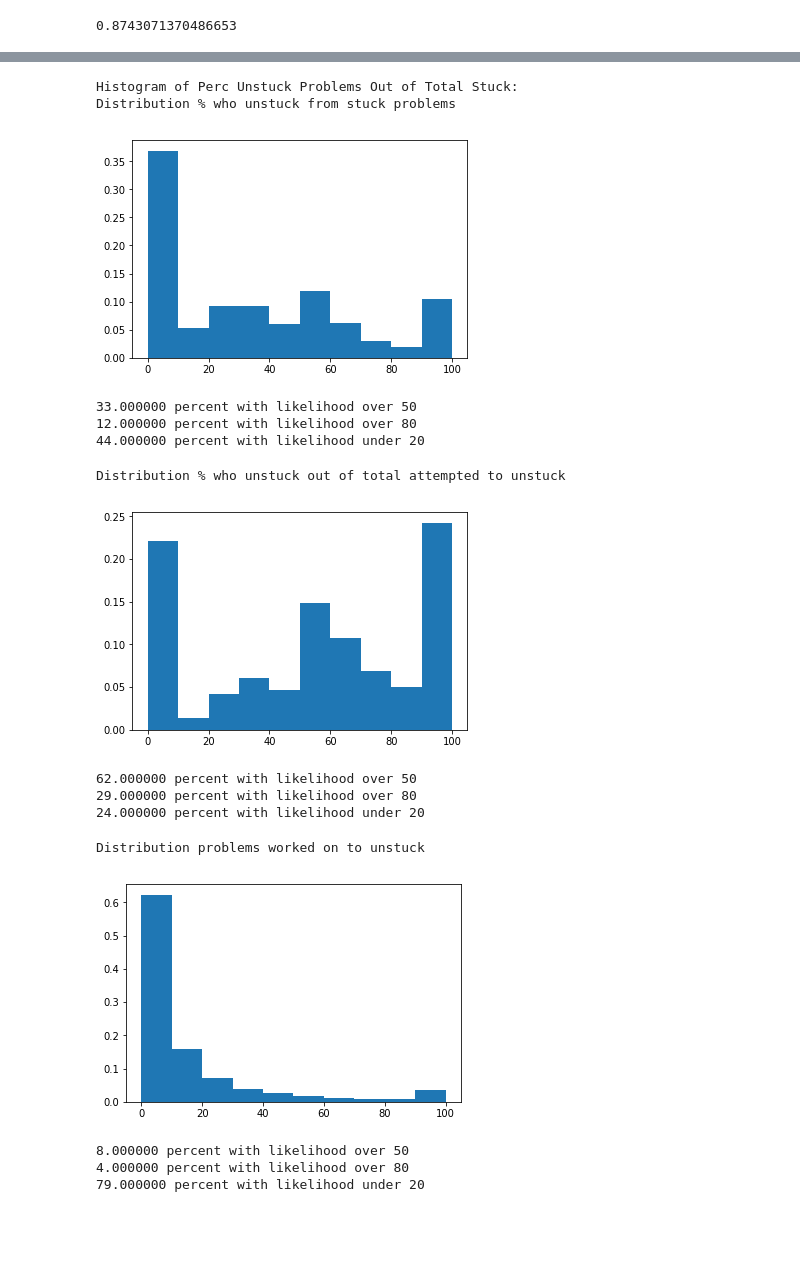
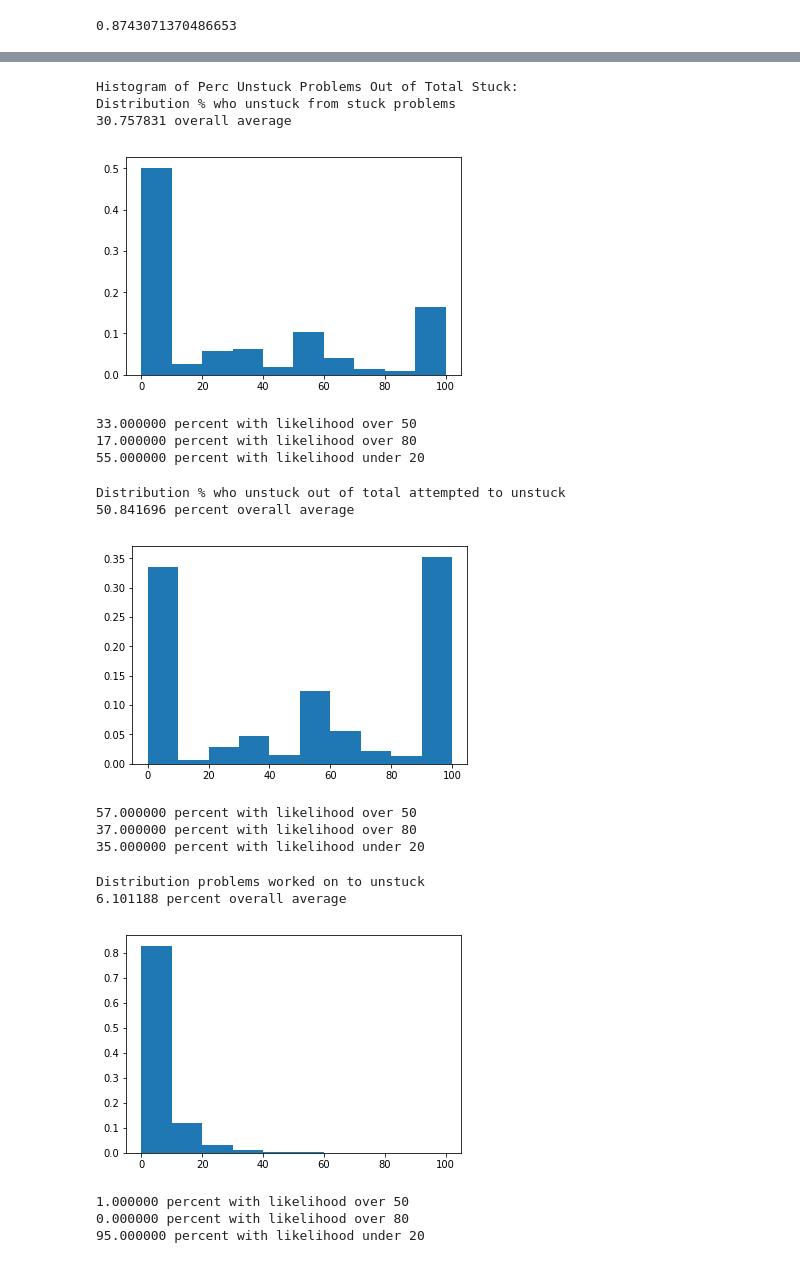
Before and after one commit to catli/cahl-remediation-research, a Jupyter notebook: Aggregate stuckness summary data .ipynb, the cells around one changed output, grey strips where cells are left out. Cells and saved outputs as stored; diff of their text form; code cells hidden in the pictures; blank space fills up the shorter version.

```diff
--- a/Aggregate stuckness summary data .ipynb
+++ b/Aggregate stuckness summary data .ipynb
@@ -13,4 +13,4 @@ import matplotlib.pyplot as plt
 # 15% mastered some exercises immediately and 12% never got unstuck out of some exercises.
 # Only 5% mastered all their exercises and 2% were stuck on all their exercises.
 
-stuck = pd.read_csv('~/cahl_output/summarize_stuckness_bylearner_problemtype.csv')
+stuck = pd.read_csv('~/cahl_output/summarize_stuckness_bysession_problemtype.csv')
@@ -280,10 +289,11 @@ plot_histogram(perc_unstuck, 'Distribution % who unstuck from stuck problems')
 # %% [output]
 Histogram of Perc Unstuck Problems Out of Total Stuck:
 Distribution % who unstuck from stuck problems
+30.757831 overall average
-[figure, old version]
+[figure, new version]
 33.000000 percent with likelihood over 50
-12.000000 percent with likelihood over 80
-44.000000 percent with likelihood under 20
+17.000000 percent with likelihood over 80
+55.000000 percent with likelihood under 20
 # %%
 plt.close()
 unstuck_with_problems = stuck[(stuck['reattempted_stuck_problems']>0)]
@@ -291,23 +301,25 @@ perc_reattempted_unstuck = unstuck_with_problems['unstuck_problems']*100/(unstuc
 plot_histogram(perc_reattempted_unstuck, 'Distribution % who unstuck out of total attempted to unstuck')
 # %% [output]
 Distribution % who unstuck out of total attempted to unstuck
+50.841696 percent overall average
-[figure, old version]
+[figure, new version]
-62.000000 percent with likelihood over 50
-29.000000 percent with likelihood over 80
-24.000000 percent with likelihood under 20
+57.000000 percent with likelihood over 50
+37.000000 percent with likelihood over 80
+35.000000 percent with likelihood under 20
 # %%
 plt.close()
-unstuck_problems = stuck[(stuck['unstuck_problems']>0)]
+unstuck_problems = stuck[(stuck['unstuck_problems']>0)].copy()
 num_unstuck_problems = unstuck_problems['unstuck_remediation_problems']/unstuck_problems['unstuck_problems']
-num_unstuck_problems[num_unstuck_problems>100]= 100
+num_unstuck_problems[num_unstuck_problems>100] = 100
 # cap to 100
 plot_histogram(num_unstuck_problems, 'Distribution problems worked on to unstuck')
 # %% [output]
 Distribution problems worked on to unstuck
+6.101188 percent overall average
-[figure, old version]
+[figure, new version]
-8.000000 percent with likelihood over 50
-4.000000 percent with likelihood over 80
-79.000000 percent with likelihood under 20
+1.000000 percent with likelihood over 50
+0.000000 percent with likelihood over 80
+95.000000 percent with likelihood under 20
 # %%
 
 # Are learners who work on more problems just more likely to unstuck themselves?
```
Also changed, not shown: parts of 7 cells of this notebook, 2 other files.
